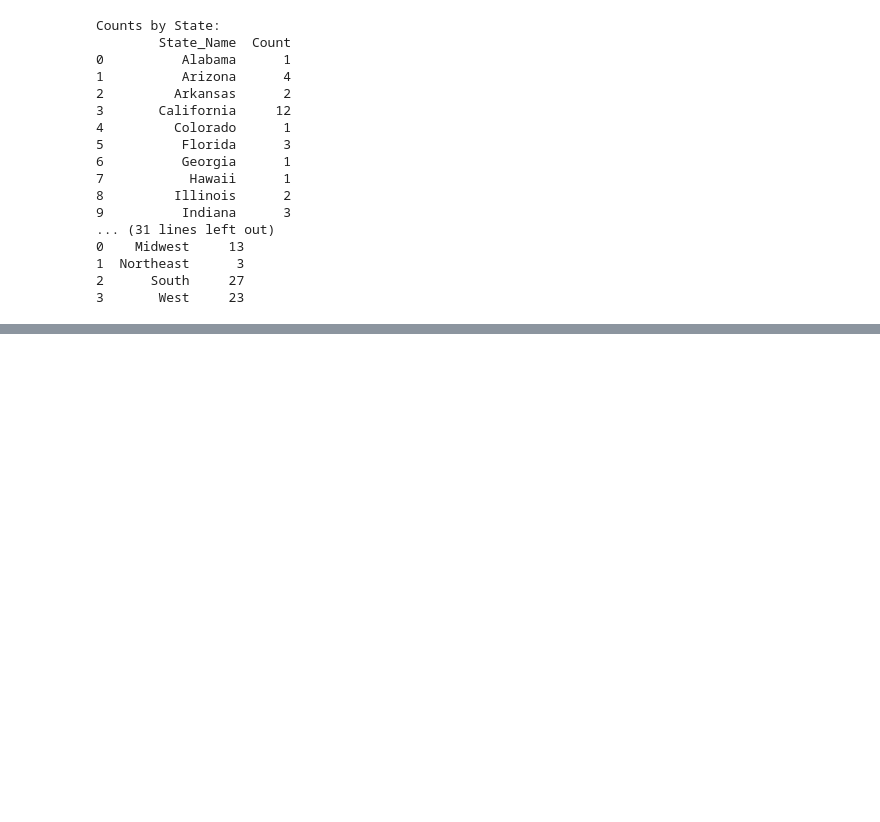
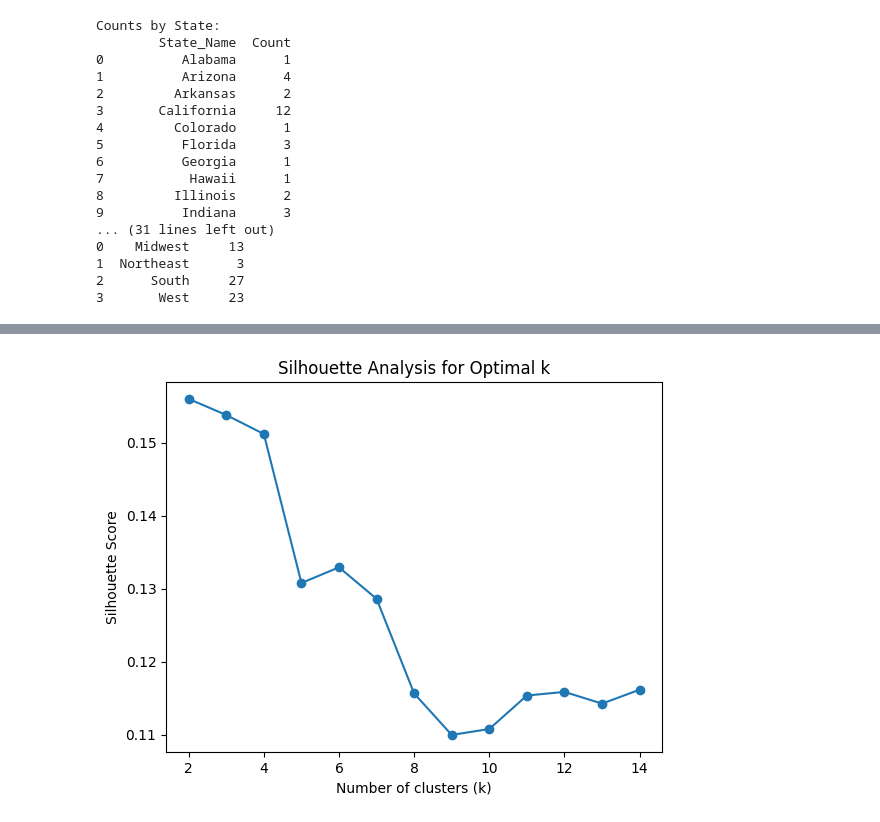
Before and after one commit to brutus-the-homeschooler/Capstone, a Jupyter notebook: Scripts/K-Means/City_of_Dublin_K_Means_Analysis.ipynb, the cells around one changed output, grey strips where cells are left out. Saved outputs shown, nothing was run; the diff lists cells and outputs as text; code cells hidden in the pictures; blank space fills up the shorter version.

```diff
--- a/Scripts/K-Means/City_of_Dublin_K_Means_Analysis.ipynb
+++ b/Scripts/K-Means/City_of_Dublin_K_Means_Analysis.ipynb
@@ -296,0 +353,18 @@ Counts by State:
+# %%
+# Define range for number of clusters to test
+K_range = range(2, 15)
+
+# Calculate silhouette scores for each k in the range
+silhouette_scores = [
+    silhouette_score(data_scaled_df_2, KMeans(n_clusters=k, random_state=0).fit_predict(data_scaled_df_2))
+    for k in K_range
+]
+
+# Plot silhouette scores
+plt.plot(K_range, silhouette_scores, marker='o')
+plt.xlabel('Number of clusters (k)')
+plt.ylabel('Silhouette Score')
+plt.title('Silhouette Analysis for Optimal k')
+plt.show()
+# %% [output]
+[figure, added]
```
Also changed, not shown: parts of 26 cells of this notebook, 1 other file.
